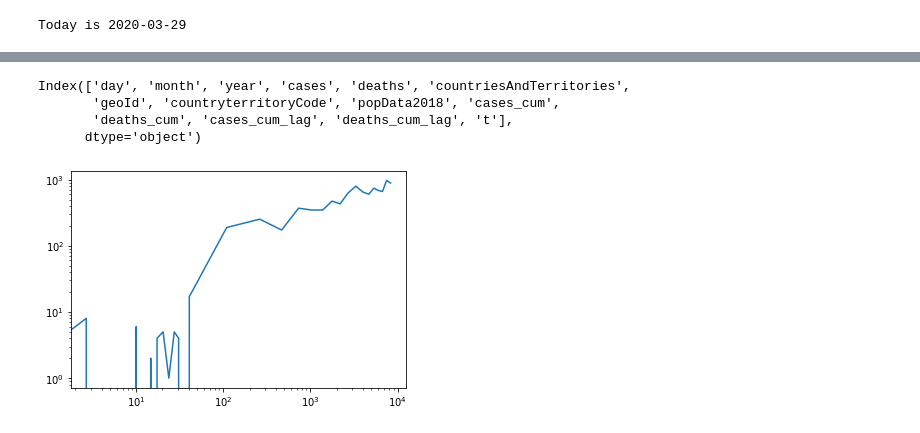
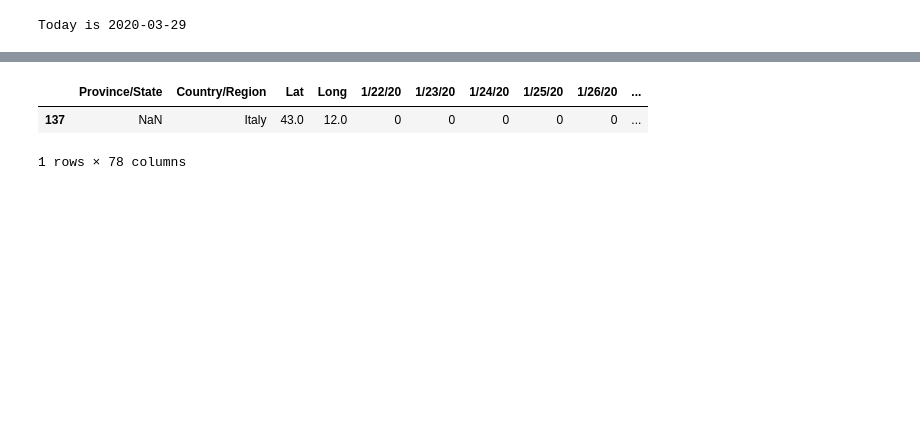
Before and after one commit to fuivito/covid2019, a Jupyter notebook: Covid2019.ipynb, the cells around one changed output, grey strips where cells are left out. Cells and saved outputs as stored; diff of their text form; code cells hidden in the pictures; blank space fills up the shorter version.

```diff
--- a/Covid2019.ipynb
+++ b/Covid2019.ipynb
@@ -144,16 +220,8 @@ ax.grid()
-# %%
-plt_data.columns
-# %% [output]
-Index(['day', 'month', 'year', 'cases', 'deaths', 'countriesAndTerritories',
-       'geoId', 'countryterritoryCode', 'popData2018', 'cases_cum',
-       'deaths_cum', 'cases_cum_lag', 'deaths_cum_lag', 't'],
-      dtype='object')
-# %%
-fig,ax = plt.subplots()
-
-plt_data = data_main[data_main.geoId=='IT']
-ax.plot("deaths_mav", "deaths", data=plt_data)
-plt.yscale('log')
-plt.xscale('log')
-# %% [output]
-[figure, removed]
+# %%
+a = pd.read_csv("/Users/vittorio/Downloads/time_series_covid19_confirmed_global.csv")
+# %%
+a[a['Country/Region']=='Italy'].pivot_table()
+# %% [output]
+|  | Province/State | Country/Region | Lat | Long | 1/22/20 | 1/23/20 | 1/24/20 | 1/25/20 | 1/26/20 | ... |
+| 137 | NaN | Italy | 43.0 | 12.0 | 0 | 0 | 0 | 0 | 0 | ... |
+1 rows × 78 columns
```
Also changed, not shown: parts of 18 cells of this notebook, 3 other files.
